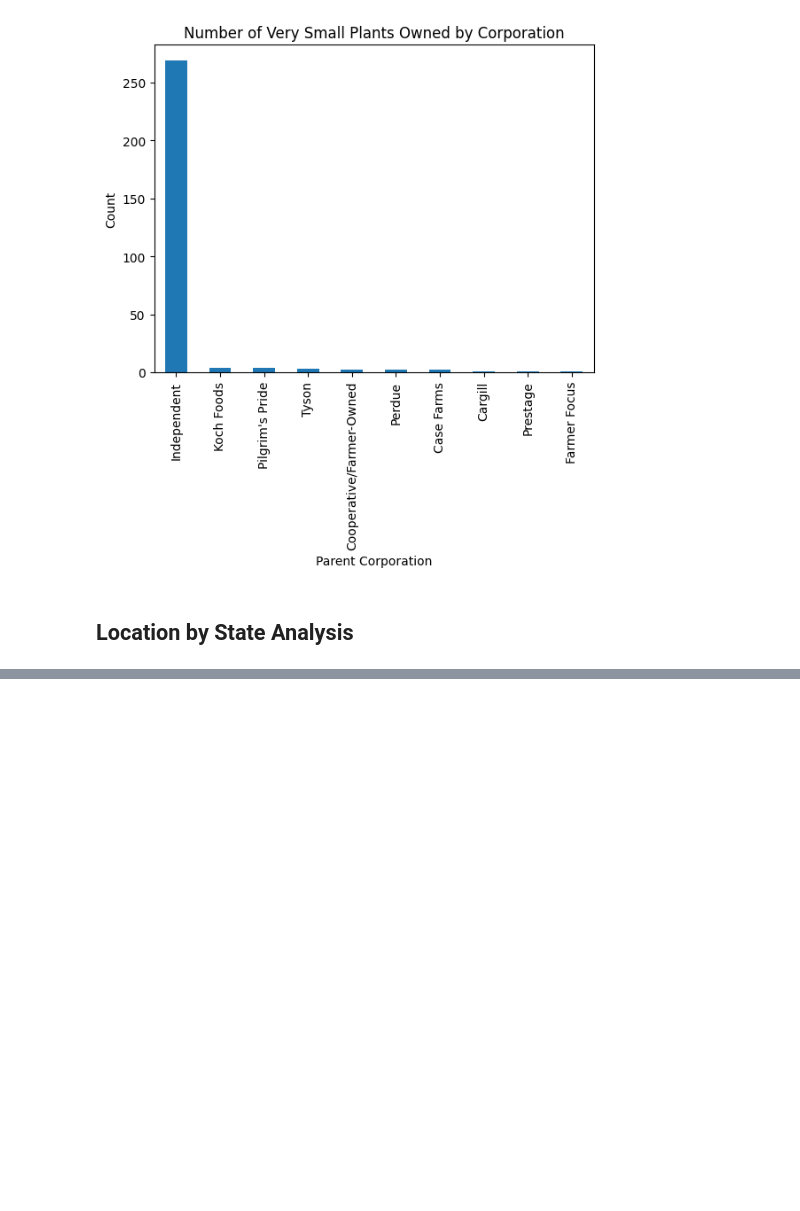
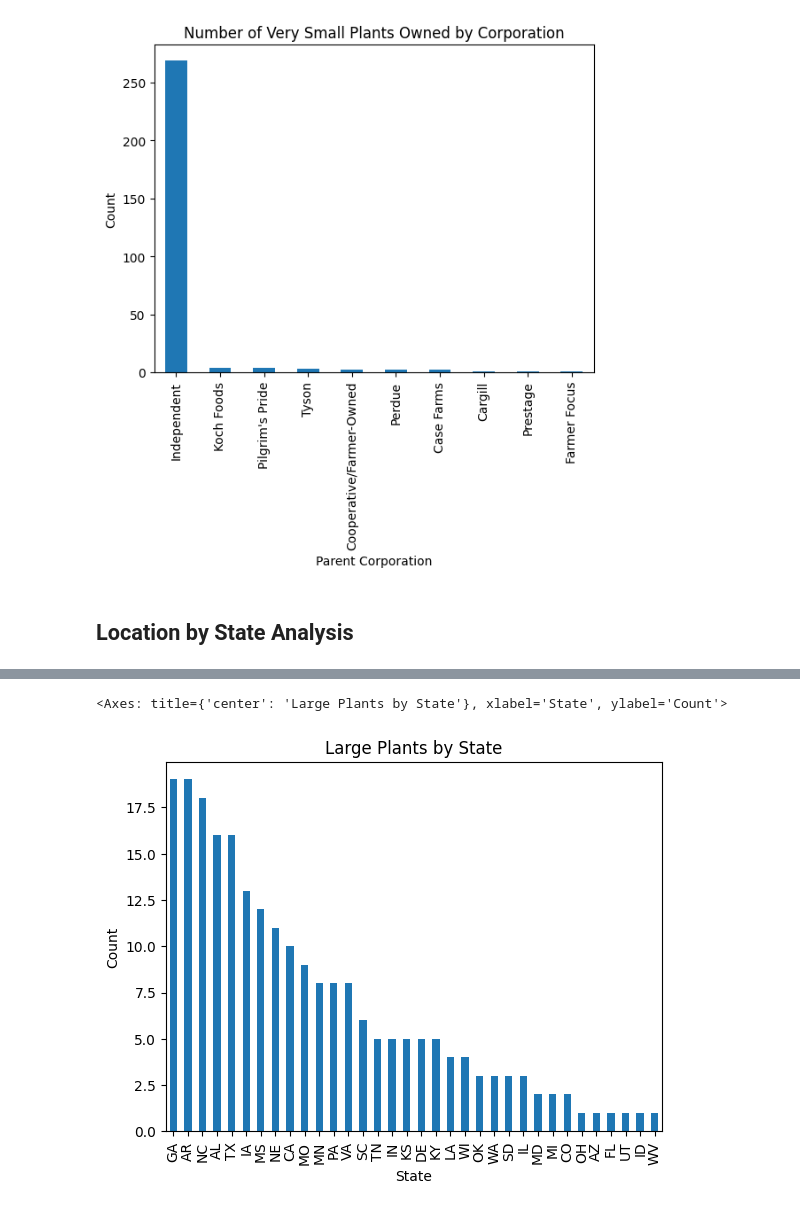
Before and after one commit to uchicago-dsi/rafi-poultry, a Jupyter notebook: notebooks/steve_FSIS_eda.ipynb, the cells around one changed output, grey strips where cells are left out. Drawn from its saved outputs; the diff is of its cells as text; code cells hidden in the pictures; blank space fills up the shorter version.

```diff
--- a/notebooks/steve_FSIS_eda.ipynb
+++ b/notebooks/steve_FSIS_eda.ipynb
@@ -168,0 +176,6 @@ len(df_process_small)
+# %%
+large_plants = fsis[fsis["Size"] == "Large"]
+large_plants["State"].value_counts().plot(kind="bar", title="Large Plants by State", ylabel="Count")
+# %% [output]
+<Axes: title={'center': 'Large Plants by State'}, xlabel='State', ylabel='Count'>
+[figure, added]
```
Also changed, not shown: parts of 10 cells of this notebook.
